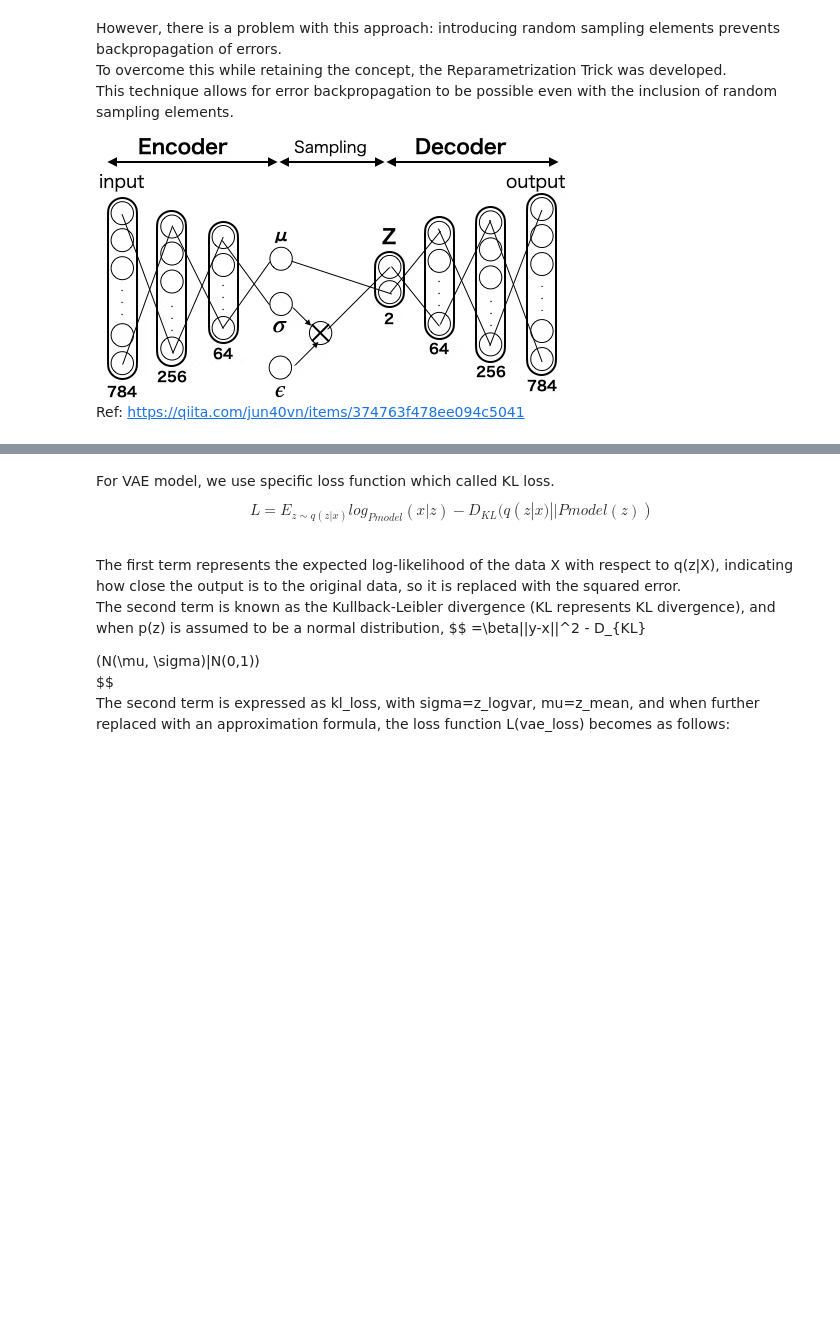
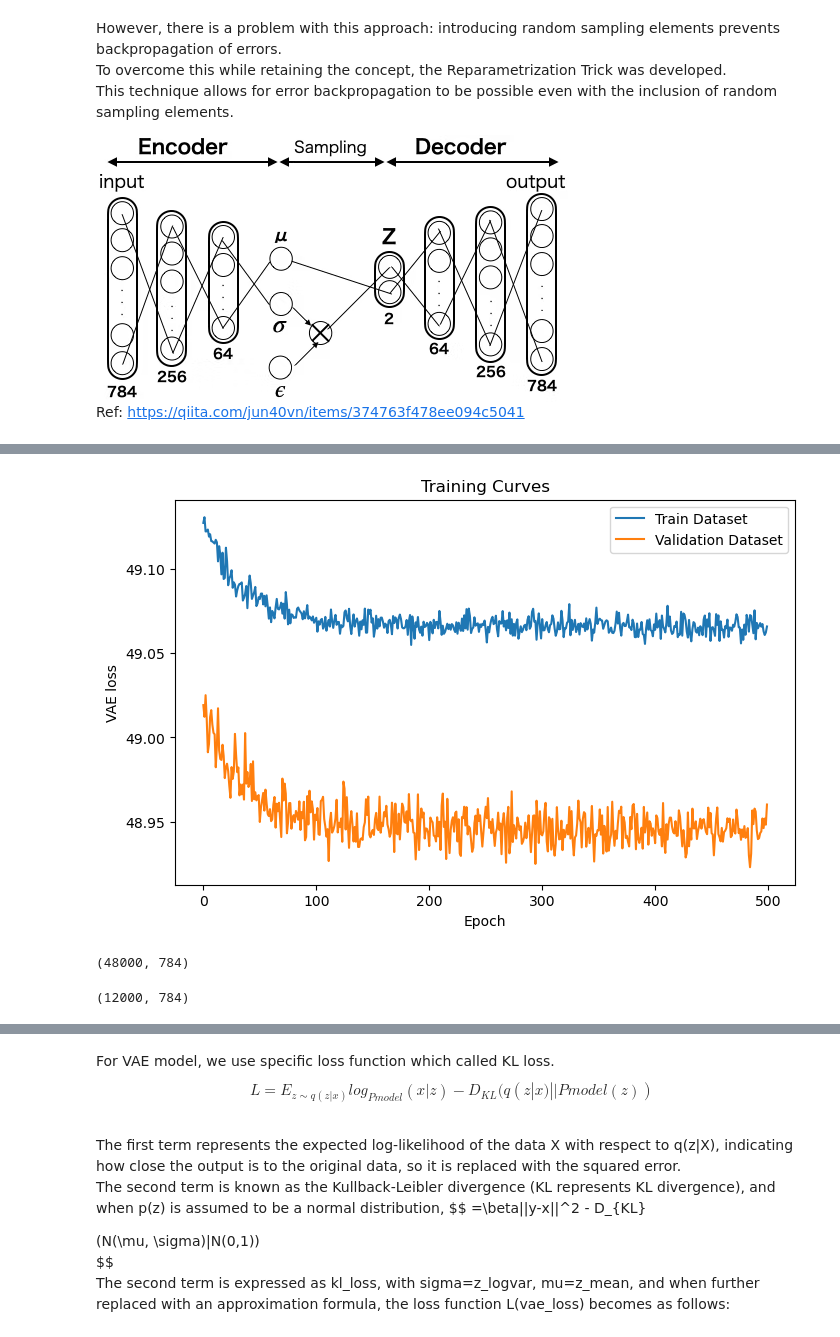
Before and after one commit to jimi-117/first_vae, a Jupyter notebook: vae_mnist.ipynb, the cells around one changed output, grey strips where cells are left out. Cells and saved outputs as stored; diff of their text form; code cells hidden in the pictures; blank space fills up the shorter version.

```diff
--- a/vae_mnist.ipynb
+++ b/vae_mnist.ipynb
@@ -221,0 +291,21 @@ Ref: https://qiita.com/jun40vn/items/374763f478ee094c5041
+# %%
+z_output = encoder(inputs)[2]
+outputs = decoder(z_output)
+vae = Model(inputs, outputs, name='VAE')
+# %%
+from tensorflow.keras.losses import mse, binary_crossentropy
+
+# KL loss
+kl_loss = 1 + z_log_var - K.square(z_mean) - K.exp(z_log_var)
+kl_loss = K.sum(kl_loss, axis=-1)
+kl_loss *= -0.5
+
+# Reconstruction loss
+reconstruction_loss = mse(inputs, outputs)
+reconstruction_loss *= orginal_dim
+
+vae_loss = K.mean(kl_loss + reconstruction_loss)
+# %%
+# Compile the model
+vae.add_loss(vae_loss)
+vae.compile(optimizer='adam')
@@ -221,0 +314,8 @@ Ref: https://qiita.com/jun40vn/items/374763f478ee094c5041
+# %%
+history = vae.fit(
+    x=X_train,
+    y=X_train,
+    epochs=500,
+    batch_size=1024,
+    validation_data=(X_val, X_val)
+)
@@ -222,3 +340,22 @@ Ref: https://qiita.com/jun40vn/items/374763f478ee094c5041
+# %%
+plt.figure(figsize=(8, 5), dpi=100)
+plt.title('Training Curves')
+plt.plot(history.history['loss'], label="Train Dataset")
+plt.plot(history.history['val_loss'], label="Validation Dataset")
+plt.xlabel("Epoch")
+plt.ylabel("VAE loss")
+plt.legend()
+plt.show()
+# %% [output]
+[figure, added]
+# %%
+X_train.shape
+# %% [output]
+(48000, 784)
+# %%
+X_val.shape
+# %% [output]
+(12000, 784)
 # %%
 # Determine cofiguration of the model
 class Config:
```
Also changed, not shown: parts of 25 cells of this notebook.
